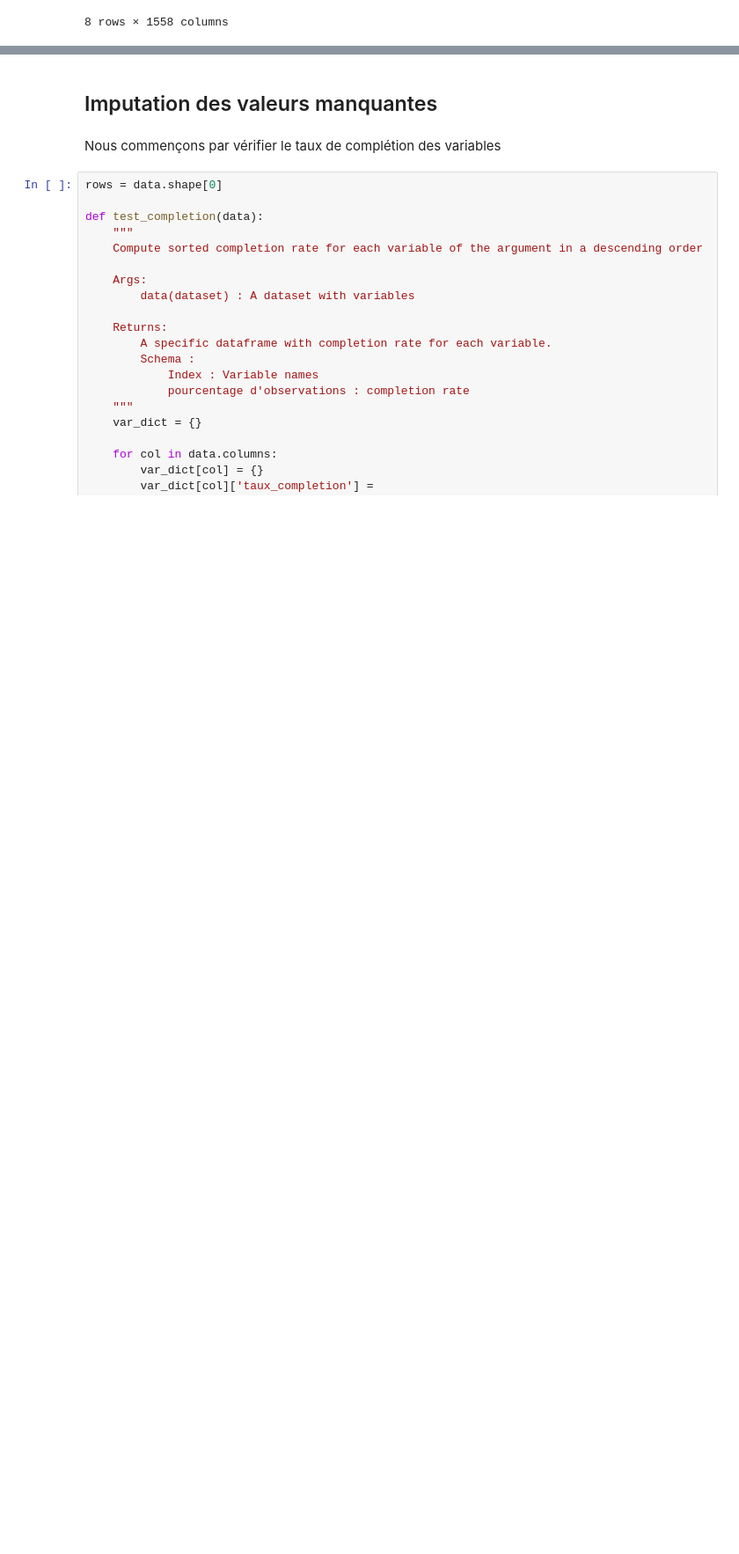
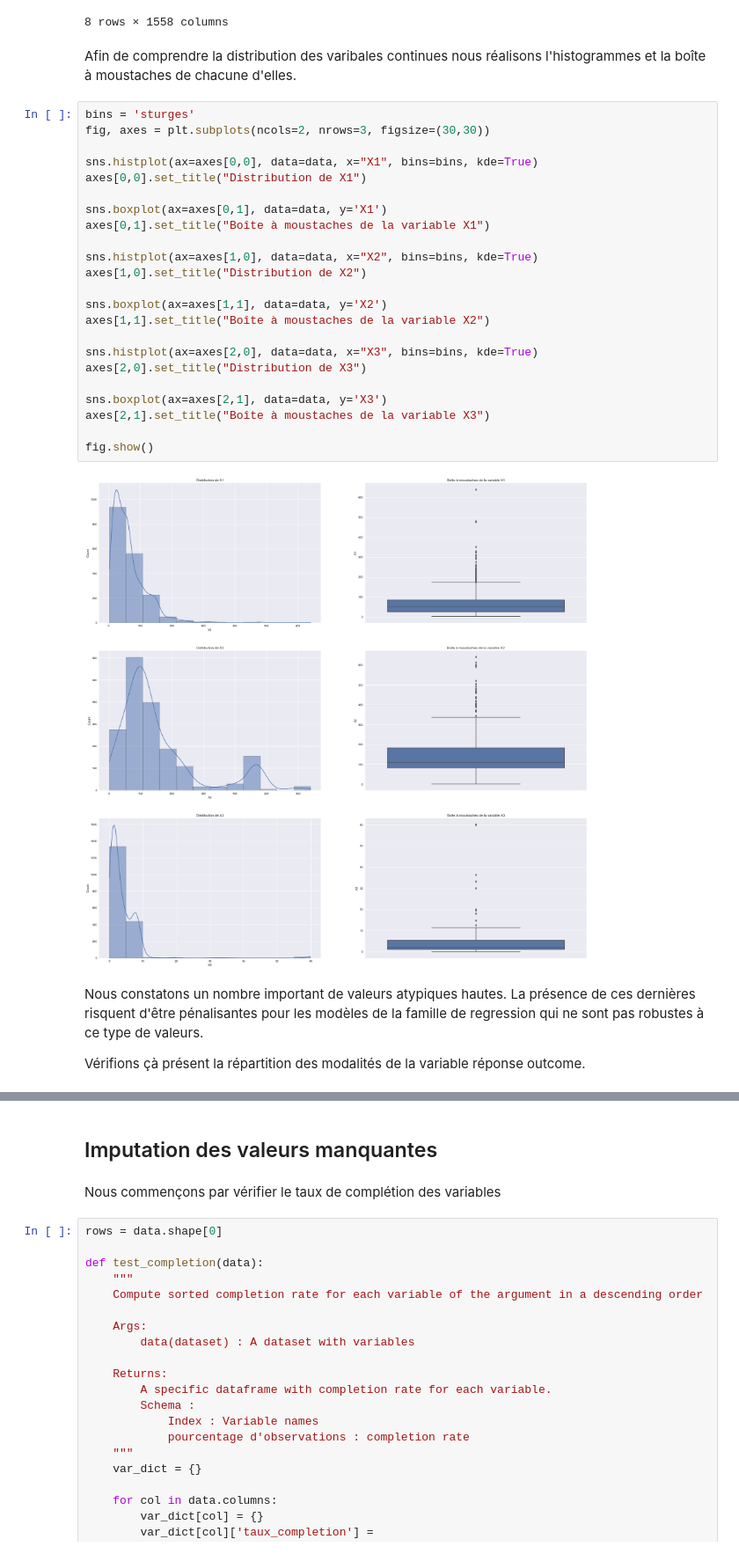
Before and after one commit to cedricsoares/cnam-sta211-entreposage-et-fouille-de-donnees-projet-final, a Jupyter notebook: exploration.ipynb, the cells around one changed output, grey strips where cells are left out. Shown at 88% size. Drawn from its saved outputs; the diff is of its cells as text; blank space fills up the shorter version.

```diff
--- a/exploration.ipynb
+++ b/exploration.ipynb
@@ -63,4 +65,35 @@ data.describe()
 | 75% | 84.750000 | 184.000000 | 5.333300 | 1.000000 | 0.00000 | 0.000000 | 0.000000 | 0.00000 | 0.000000 | 0.000000 | ... | ... |
 | max | 640.000000 | 640.000000 | 60.000000 | 1.000000 | 1.00000 | 1.000000 | 1.000000 | 1.00000 | 1.000000 | 1.000000 | ... | ... |
 8 rows × 1558 columns
+# %% [markdown]
+Afin de comprendre la distribution des varibales continues nous réalisons l'histogrammes et  la boîte à moustaches de chacune d'elles.
+# %%
+bins = 'sturges'
+fig, axes = plt.subplots(ncols=2, nrows=3, figsize=(30,30))
+
+sns.histplot(ax=axes[0,0], data=data, x="X1", bins=bins, kde=True)
+axes[0,0].set_title("Distribution de X1")
+
+sns.boxplot(ax=axes[0,1], data=data, y='X1')
+axes[0,1].set_title("Boîte à moustaches de la variable X1")
+
+sns.histplot(ax=axes[1,0], data=data, x="X2", bins=bins, kde=True)
+axes[1,0].set_title("Distribution de X2")
+
+sns.boxplot(ax=axes[1,1], data=data, y='X2')
+axes[1,1].set_title("Boîte à moustaches de la variable X2")
+
+sns.histplot(ax=axes[2,0], data=data, x="X3", bins=bins, kde=True)
+axes[2,0].set_title("Distribution de X3")
+
+sns.boxplot(ax=axes[2,1], data=data, y='X3')
+axes[2,1].set_title("Boîte à moustaches de la variable X3")
+
+fig.show()
+# %% [output]
+[figure, added]
+# %% [markdown]
+Nous constatons un nombre important de valeurs atypiques hautes. La présence de ces dernières risquent d'être pénalisantes pour les modèles de la famille de regression qui ne sont pas robustes à ce type de valeurs.
+
+Vérifions çà présent la répartition des modalités de la variable réponse outcome.
 # %%
```
Also changed, not shown: parts of 15 cells of this notebook.
